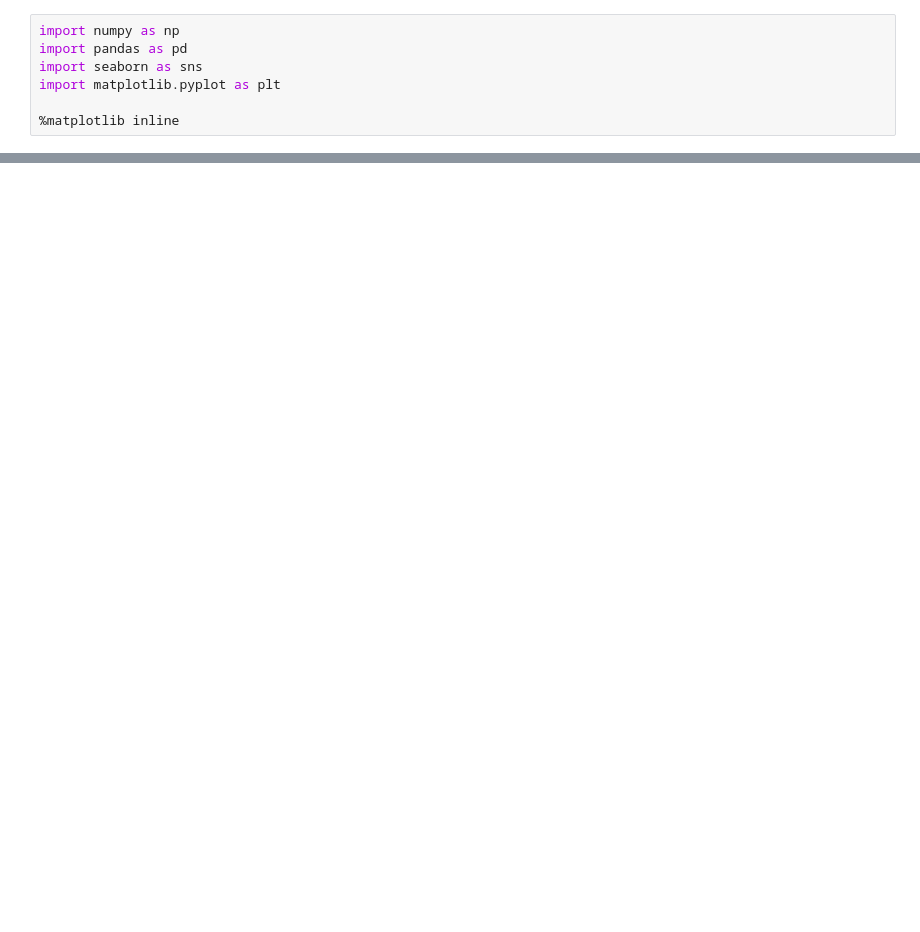
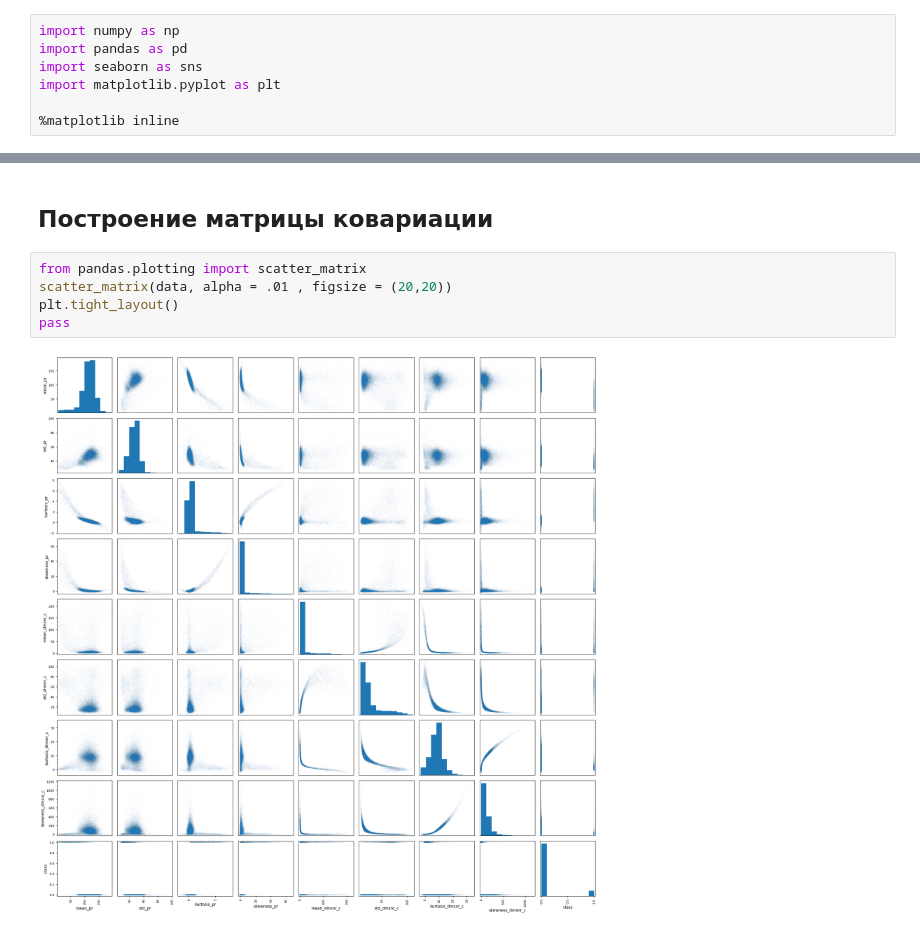
Before and after one commit to RuslanKovalyovNN01/predicting-a-pulsar-star, a Jupyter notebook: predicting_a_pulsar_star.ipynb, the cells around one changed output, grey strips where cells are left out. Saved outputs shown, nothing was run; the diff lists cells and outputs as text; blank space fills up the shorter version.

```diff
--- a/predicting_a_pulsar_star.ipynb
+++ b/predicting_a_pulsar_star.ipynb
@@ -58,0 +56,9 @@ data.describe()
+# %% [markdown]
+## Построение матрицы ковариации
+# %%
+from pandas.plotting import scatter_matrix
+scatter_matrix(data, alpha = .01 , figsize = (20,20))
+plt.tight_layout()
+pass
+# %% [output]
+[figure, added]
```
Also changed, not shown: parts of 6 cells of this notebook.
